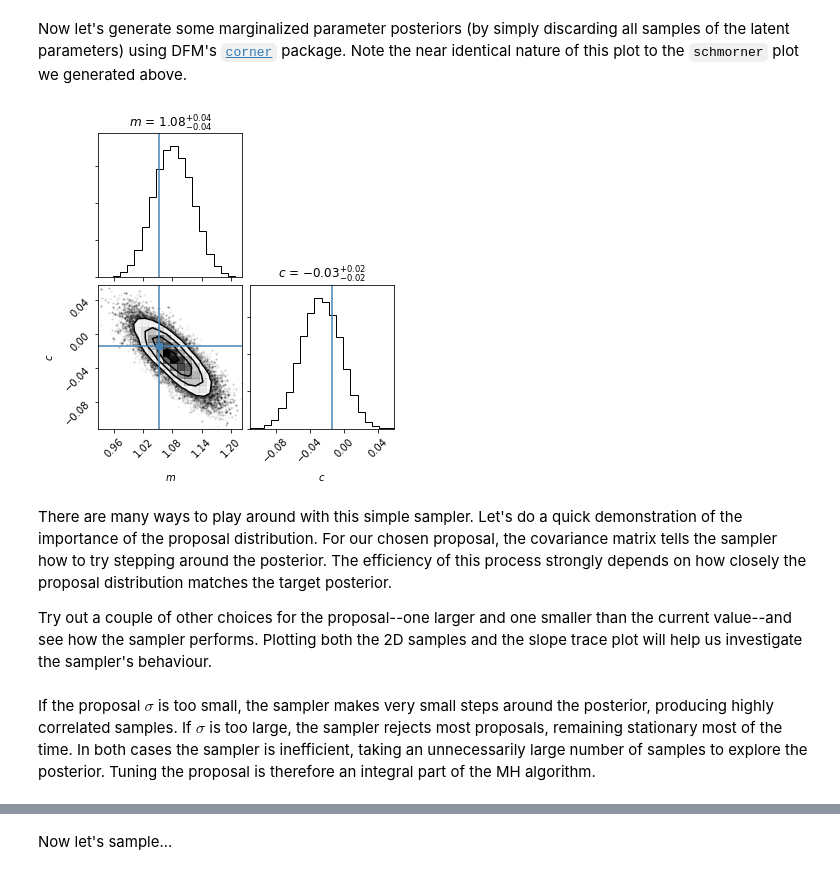
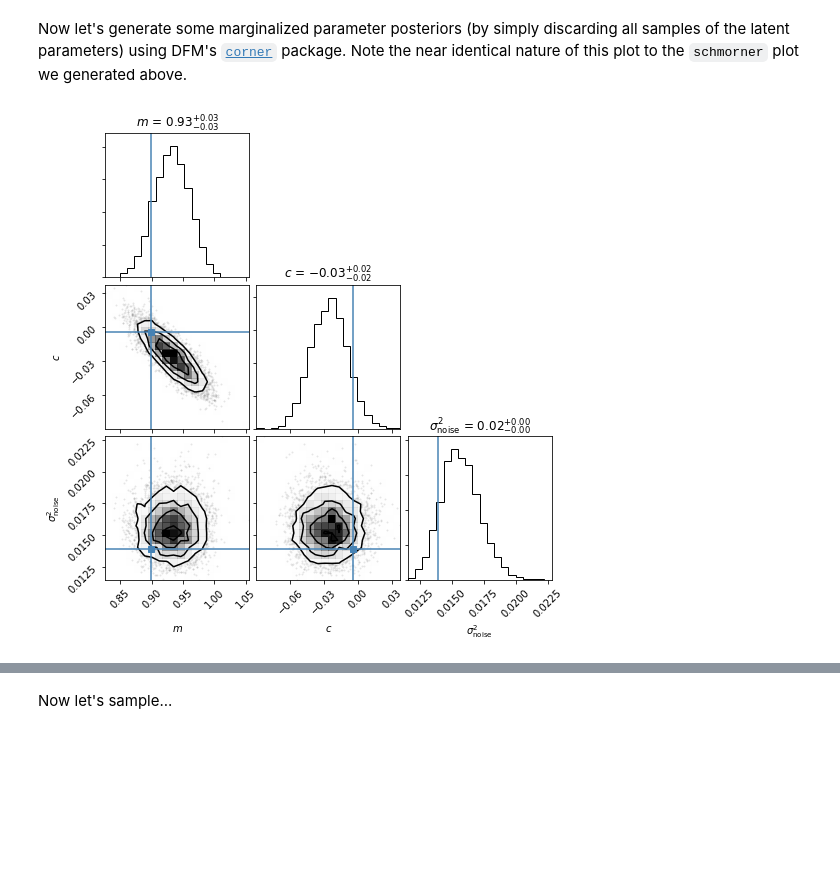
Before and after one commit to sfeeney/ahw19, a Jupyter notebook: ahw_complete.ipynb, the cells around one changed output, grey strips where cells are left out. Drawn from its saved outputs; the diff is of its cells as text; code cells hidden in the pictures; blank space fills up the shorter version.

Commit message:
Added Gibbs sampler and Stan.

```diff
--- a/ahw_complete.ipynb
+++ b/ahw_complete.ipynb
@@ -141,9 +141,12 @@ noise mean & standard deviation
 Code up the gridded posterior. Let's split this into two parts. First, write three functions evaluating the log-likelihood, log-prior and log-posterior for a set of sampled parameters. These will be very useful in the future.
 # %%
 def ln_like(pars, x, y, var_noise):
+
     delta = y - (pars[0] * x + pars[1])
     cinv = np.diag(np.ones(len(x)) / var_noise)
-    return -0.5 * np.dot(np.dot(delta, cinv), delta)
+    ln_like_y = -0.5 * np.dot(np.dot(delta, cinv), delta)
+
+    return ln_like_y
 
 def ln_prior(pars, mu_slope, sig_slope, mu_intcpt, sig_intcpt):
     return -0.5 * (((pars[0] - mu_slope) / sig_slope) ** 2 + ((pars[1] - mu_intcpt) / sig_intcpt) ** 2)
@@ -398,0 +427,6 @@ Text(0,0.5,'m')
+# %%
+import corner
+n_burnin = 100
+final_samples = samples[n_burnin:, :]
+par_names_nv_co = ['$' + par_name + '$' for par_name in par_names_nv]
+fig = corner.corner(final_samples, labels=par_names_nv_co, show_titles=True, truths=pars)
@@ -398,0 +638,20 @@ Text(0,0.5,'m')
+# %%
+n_x = 200
+n_walkers = 420
+mu_x = np.linspace(0.0, 1.0, n_x)
+pars_nvx, y_nvx = simulator_nvx(mu_x, sig_x, sig_noise_x, mu_slope, sig_slope, mu_intcpt, sig_intcpt, \
+                                shape_var_noise, scale_var_noise)
+n_dim = n_x + 3
+init_pos = np.zeros((n_walkers, n_dim))
+for i in range(n_walkers):
+    init_pos[i, :] = prior_sample_nvx(mu_x, sig_x, mu_slope, sig_slope, mu_intcpt, sig_intcpt, \
+                                      shape_var_noise, scale_var_noise)
+args = [y_nvx, mu_x, sig_x, sig_noise_x, mu_slope, sig_slope, mu_intcpt, sig_intcpt, shape_var_noise, scale_var_noise]
+sampler = emcee.EnsembleSampler(n_walkers, n_dim, ln_post_nvx, args=args)
+pos, prob, state = sampler.run_mcmc(init_pos, 200)
+print('* burned in')
+sampler.reset()
+pos, prob, state = sampler.run_mcmc(pos, 1000, rstate0=state)
+print('* sampling complete')
+flat_samples = sampler.flatchain
+fig = corner.corner(flat_samples[:, n_x:], labels=par_names_nv_co, show_titles=True, truths=pars_nvx[n_x:])
@@ -398,0 +743,7 @@ Text(0,0.5,'m')
+# %%
+n_samples = 10000
+all_samples = gibbs_sample(y_nvx, mu_x, sig_x, sig_noise_x, mu_slope, sig_slope, mu_intcpt, sig_intcpt, \
+                           shape_var_noise, scale_var_noise)
+n_warmup = int(n_samples / 2)
+g_samples = all_samples[:, n_warmup:]
+print(all_samples.shape, g_samples.shape)
@@ -400,13 +764,8 @@ Text(0,0.5,'m')
 Now let's generate some marginalized parameter posteriors (by simply discarding all samples of the latent parameters) using DFM's [`corner`](https://corner.readthedocs.io/en/latest/) package. Note the near identical nature of this plot to the `schmorner` plot we generated above.
 # %%
 import corner
-n_burnin = 100
-final_samples = samples[n_burnin:, :]
-par_names_co = ['$' + par_name + '$' for par_name in par_names]
-fig = corner.corner(final_samples, labels=par_names_co[0: 2], show_titles=True, truths=pars[0: 2])
+samples = g_samples[n_x:, :]
+fig = corner.corner(samples.T, labels=par_names_nv_co,
+                    show_titles=True, truths=pars_nvx[n_x:])
 # %% [output]
-[figure, old version]
+[figure, new version]
-# %% [markdown]
-There are many ways to play around with this simple sampler. Let's do a quick demonstration of the importance of the proposal distribution. For our chosen proposal, the covariance matrix tells the sampler how to try stepping around the posterior. The efficiency of this process strongly depends on how closely the proposal distribution matches the target posterior.
-
-Try out a couple of other choices for the proposal--one larger and one smaller than the current value--and see how the sampler performs. Plotting both the 2D samples and the slope trace plot will help us investigate the sampler's behaviour.
@@ -431,2 +771,0 @@ axes[1].legend(loc='upper right')
-# %% [markdown]
-If the proposal $\sigma$ is too small, the sampler makes very small steps around the posterior, producing highly correlated samples. If $\sigma$ is too large, the sampler rejects most proposals, remaining stationary most of the time. In both cases the sampler is inefficient, taking an unnecessarily large number of samples to explore the posterior. Tuning the proposal is therefore an integral part of the MH algorithm.
```
Also changed, not shown: parts of 71 cells of this notebook.
